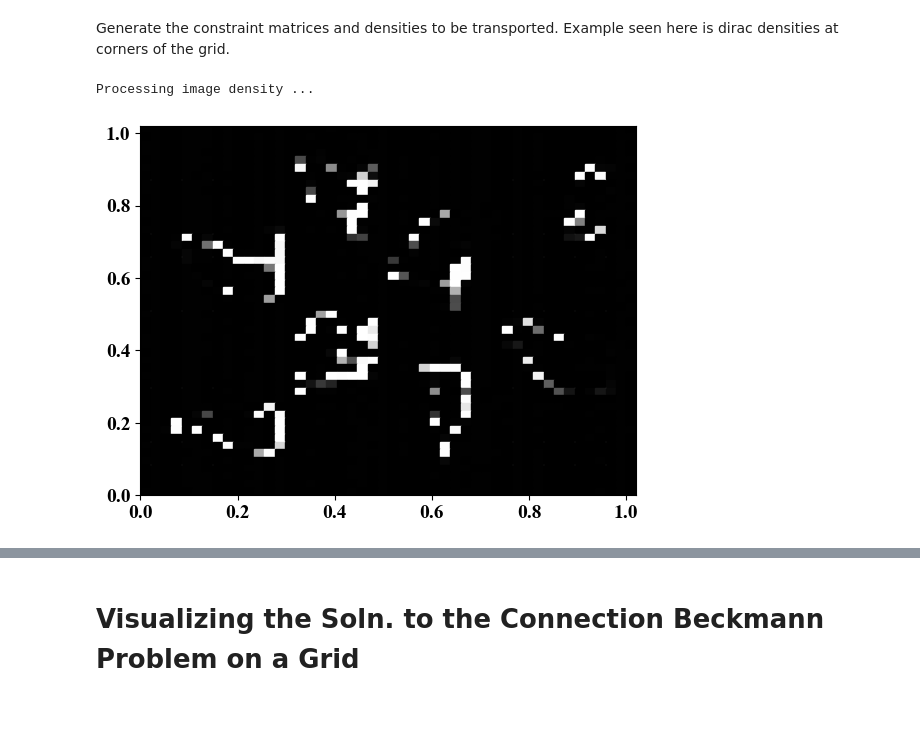
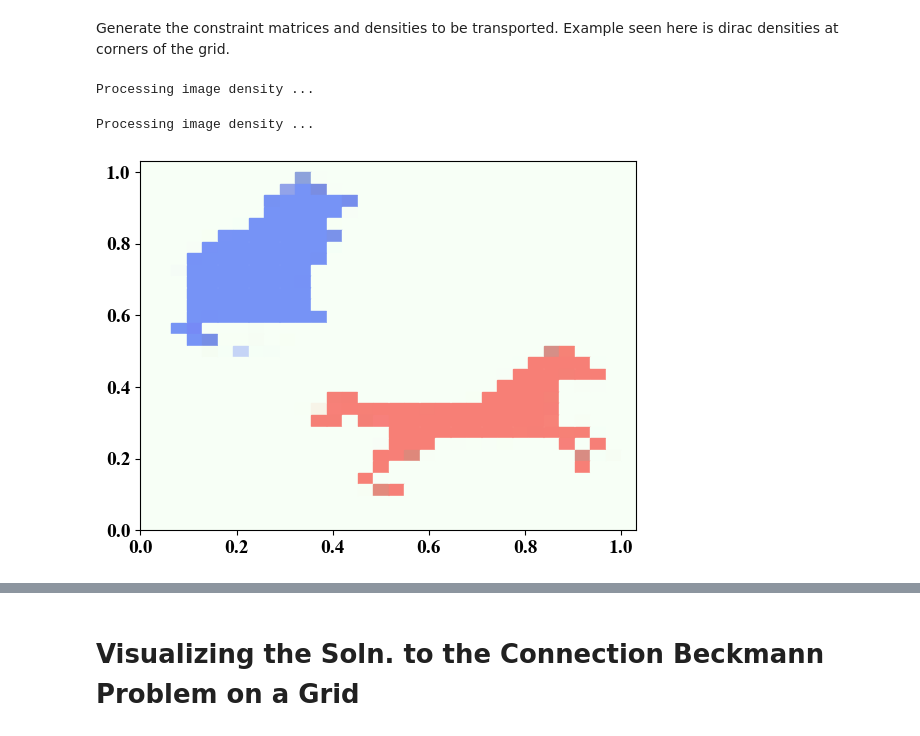
Before and after one commit to sawyer-jack-1/connection-graph-wasserstein, a Jupyter notebook: connection_beckmann_images.ipynb, the cells around one changed output, grey strips where cells are left out. Saved outputs shown, nothing was run; the diff lists cells and outputs as text; code cells hidden in the pictures.

```diff
--- a/connection_beckmann_images.ipynb
+++ b/connection_beckmann_images.ipynb
@@ -105,15 +107,16 @@ def renderColorDensityAsImage(grid, localizedColorDensity):
         ax.add_patch(nodeLabel)
 
     plt.show()
-# %%
-p = 'data/cat_test.jpg'
-
-cat = colorDensityFromImage(gridGraph, p)
-
-renderColorDensityAsImage(gridGraph, cat)
-# %% [output]
-Processing image density ...
-[figure, removed]
+# %%
+
+cat = colorDensityFromImage(gridGraph, 'data/blue_cat.jpg')
+horse = colorDensityFromImage(gridGraph, 'data/red_horse.jpg')
+
+renderColorDensityAsImage(gridGraph, cat + horse)
+# %% [output]
+Processing image density ...
+Processing image density ...
+[figure, added]
 # %%
 densityColorM = np.array([1, 1, 0])
 
```
Also changed, not shown: parts of 6 cells of this notebook, 3 other files.
